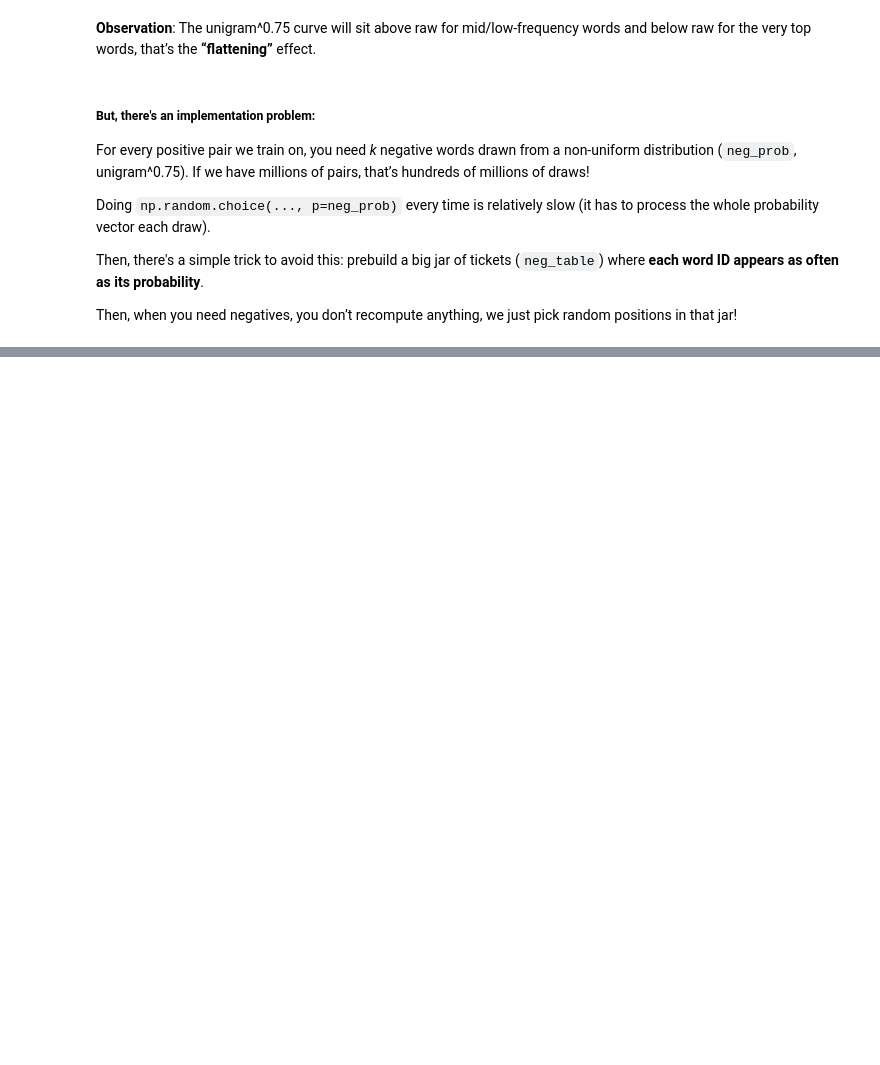
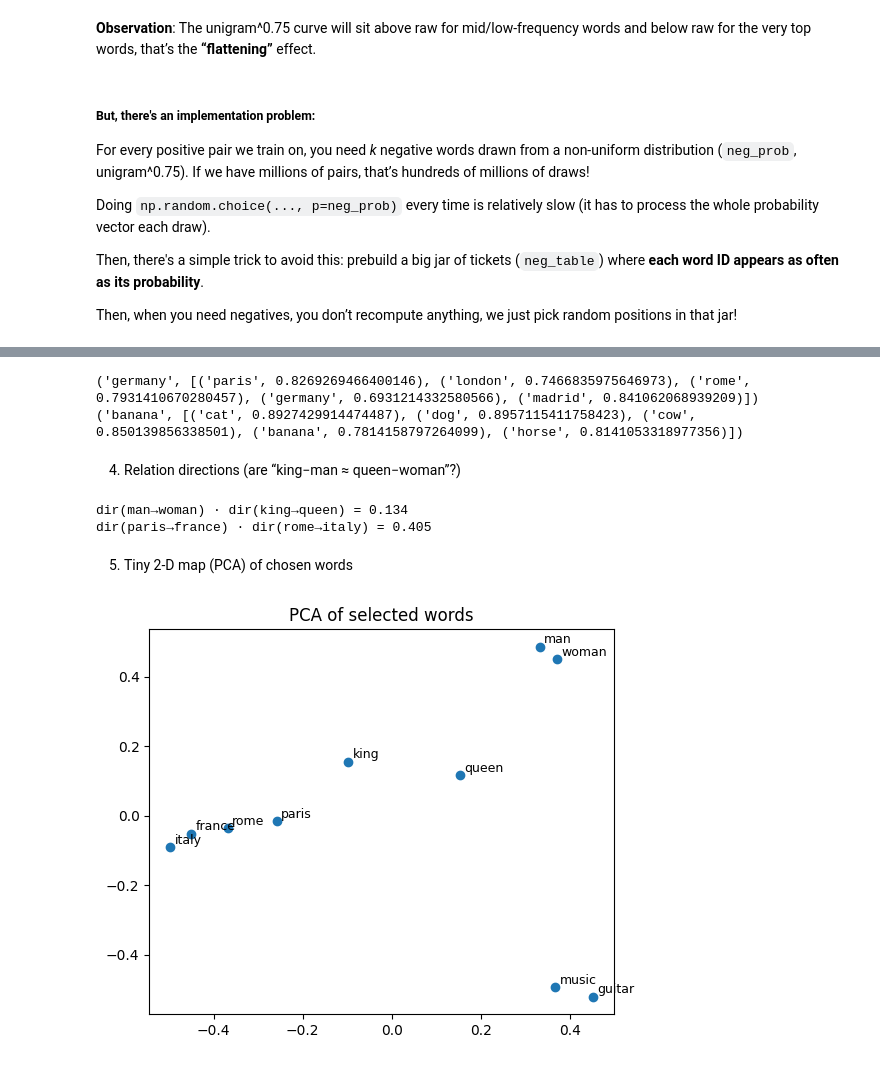
Before and after one commit to FederCO23/Potential_Talents_-_Yc1Y0PqXJsbGtBoy, a Jupyter notebook: Potential_Talents_part2.ipynb, the cells around one changed output, grey strips where cells are left out. Drawn from its saved outputs; the diff is of its cells as text; code cells hidden in the pictures; blank space fills up the shorter version.

Commit message:
Add a complete version using a custom SGNS embeddings (like word2vec)

```diff
--- a/Potential_Talents_part2.ipynb
+++ b/Potential_Talents_part2.ipynb
@@ -574,0 +765,2 @@ tensor([[45847, 52804, 19557, 29149, 63653],
+# %%
+model = SGNS(vocab_size=len(itos), embed_dim=EMBED_DIM).to(device)
@@ -574,0 +870,25 @@ tensor([[45847, 52804, 19557, 29149, 63653],
+# %%
+# index helpers
+word_to_id = stoi
+id_to_word = itos
+
+@torch.no_grad()
+def most_similar(query, topk=10):
+    qid = word_to_id[query]
+    q = emb[qid:qid+1]                    # [1, D], keeps a 2-D tensor
+    sims = (emb @ q.T).squeeze(1)         # [V]
+    sims[qid] = -1                        # exclude self
+    top = torch.topk(sims, topk).indices.tolist()
+    return [(id_to_word[i], float(sims[i])) for i in top]
+
+@torch.no_grad()
+def analogy(a, b, c, topk=10):
+    va = emb[word_to_id[a]]
+    vb = emb[word_to_id[b]]
+    vc = emb[word_to_id[c]]
+    v = vb - va + vc
+    v = v / (v.norm() + 1e-12)
+    sims = emb @ v
+    for w in (a, b, c): sims[word_to_id[w]] = -1  # exclude self
+    top = torch.topk(sims, topk).indices.tolist()
+    return [(id_to_word[i], float(sims[i])) for i in top]
@@ -574,0 +897,4 @@ tensor([[45847, 52804, 19557, 29149, 63653],
+# %%
+for w in ["king","queen","paris","france","computer","music","river","church"]:
+    if w in word_to_id:
+        print(w, "→", [x for x,_ in most_similar(w, topk=8)])
@@ -574,0 +926,33 @@ tensor([[45847, 52804, 19557, 29149, 63653],
+# %%
+def odd_one_out(words):
+    ok = [w for w in words if w in word_to_id]
+    V = torch.stack([emb[word_to_id[w]] for w in ok])     # [n, D]
+    centroid = V.mean(0); centroid = centroid / (centroid.norm()+1e-12)
+    sims = (V @ centroid)                                  # [n]
+    idx = int(torch.argmin(sims))
+    return ok[idx], list(zip(ok, sims.tolist()))
+
+print( odd_one_out(["paris","london","rome","germany","madrid"]) )
+print( odd_one_out(["cat","dog","cow","banana","horse"]) )
+# %% [output]
+('germany', [('paris', 0.8269269466400146), ('london', 0.7466835975646973), ('rome', 0.7931410670280457), ('germany', 0.6931214332580566), ('madrid', 0.841062068939209)])
+('banana', [('cat', 0.8927429914474487), ('dog', 0.8957115411758423), ('cow', 0.850139856338501), ('banana', 0.7814158797264099), ('horse', 0.8141053318977356)])
+# %% [markdown]
+4) Relation directions (are “king−man ≈ queen−woman”?)
+# %%
+def direction(a,b):
+    va, vb = emb[word_to_id[a]], emb[word_to_id[b]]
+    d = vb - va; return d / (d.norm()+1e-12)
+
+for (a1,b1),(a2,b2) in [
+    (("man","woman"), ("king","queen")),
+    (("paris","france"), ("rome","italy")),
+]:
+    if all(w in word_to_id for w in [a1,b1,a2,b2]):
+        cos = float(direction(a1,b1) @ direction(a2,b2))
+        print(f"dir({a1}→{b1}) · dir({a2}→{b2}) = {cos:.3f}")
+# %% [output]
+dir(man→woman) · dir(king→queen) = 0.134
+dir(paris→france) · dir(rome→italy) = 0.405
+# %% [markdown]
+5) Tiny 2-D map (PCA) of chosen words
@@ -574,0 +961,14 @@ tensor([[45847, 52804, 19557, 29149, 63653],
+# %%
+
+def plot_words(words):
+    ws = [w for w in words if w in word_to_id]
+    X = torch.stack([emb[word_to_id[w]] for w in ws]).cpu().numpy()
+    X2 = PCA(n_components=2).fit_transform(X)
+    plt.figure(figsize=(6,5))
+    plt.scatter(X2[:,0], X2[:,1])
+    for (x,y),w in zip(X2, ws): plt.text(x+0.01, y+0.01, w, fontsize=9)
+    plt.title("PCA of selected words"); plt.show()
+
+plot_words(["king","queen","man","woman","paris","france","rome","italy","guitar","music"])
+# %% [output]
+[figure, added]
```
Also changed, not shown: parts of 44 cells of this notebook.
